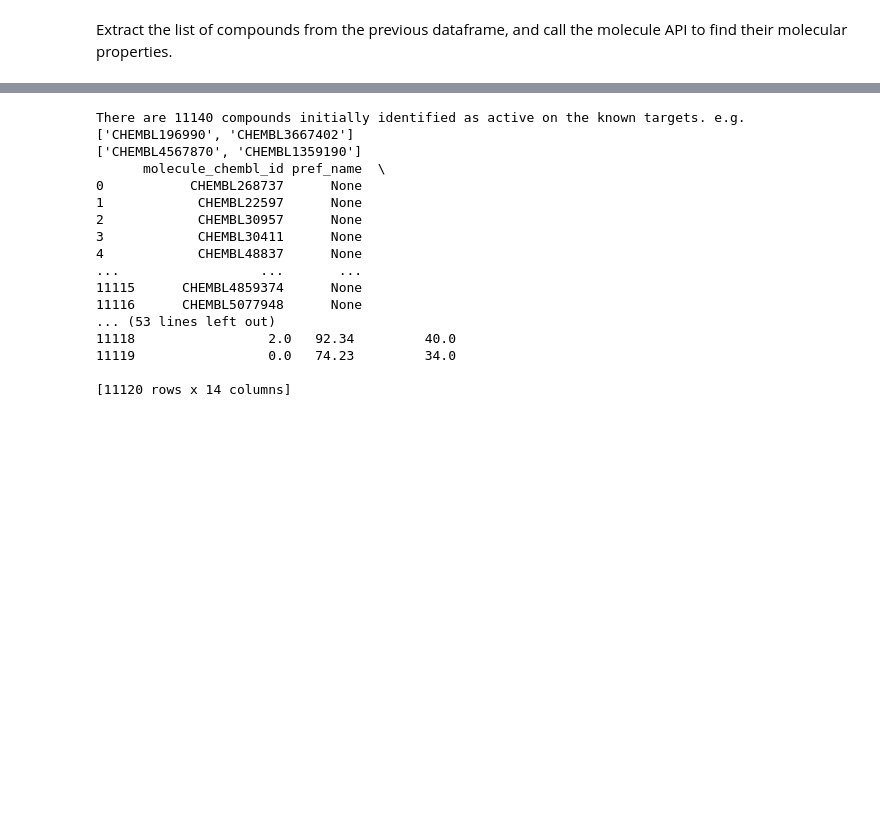
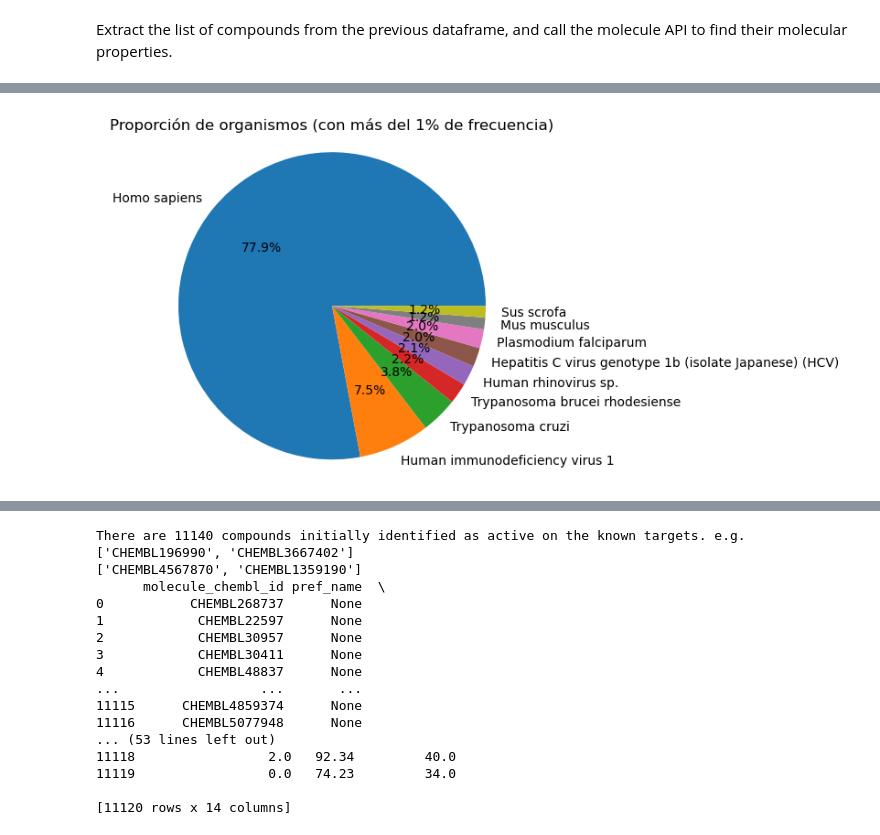
Before and after one commit to Biocomputing-Teaching/Carla-F-TFM, a Jupyter notebook: code/tfm.ipynb, the cells around one changed output, grey strips where cells are left out. Cells and saved outputs as stored; diff of their text form; code cells hidden in the pictures; blank space fills up the shorter version.

```diff
--- a/code/tfm.ipynb
+++ b/code/tfm.ipynb
@@ -227,0 +504,21 @@ Extract the list of compounds from the previous dataframe, and call the molecule
+# %%
+#Organismes que tenen mes d'un 1 %
+
+import matplotlib.pyplot as plt
+
+# Obtener la frecuencia de cada organismo
+frecuencia_organismos = act_df['target_organism'].value_counts()
+
+# Calcular el porcentaje de cada organismo
+porcentaje_organismos = frecuencia_organismos / len(act_df) * 100
+
+# Filtrar los organismos que tienen más del 1% de frecuencia
+organismos_filtrados = porcentaje_organismos[porcentaje_organismos > 1]
+
+# Crear el gráfico de pastel
+plt.pie(organismos_filtrados.values, labels=organismos_filtrados.index, autopct='%1.1f%%')
+plt.title('Proporción de organismos (con más del 1% de frecuencia)')
+plt.axis('equal')
+plt.show()
+# %% [output]
+[figure, added]
```
Also changed, not shown: parts of 26 cells of this notebook, 1 other file.
